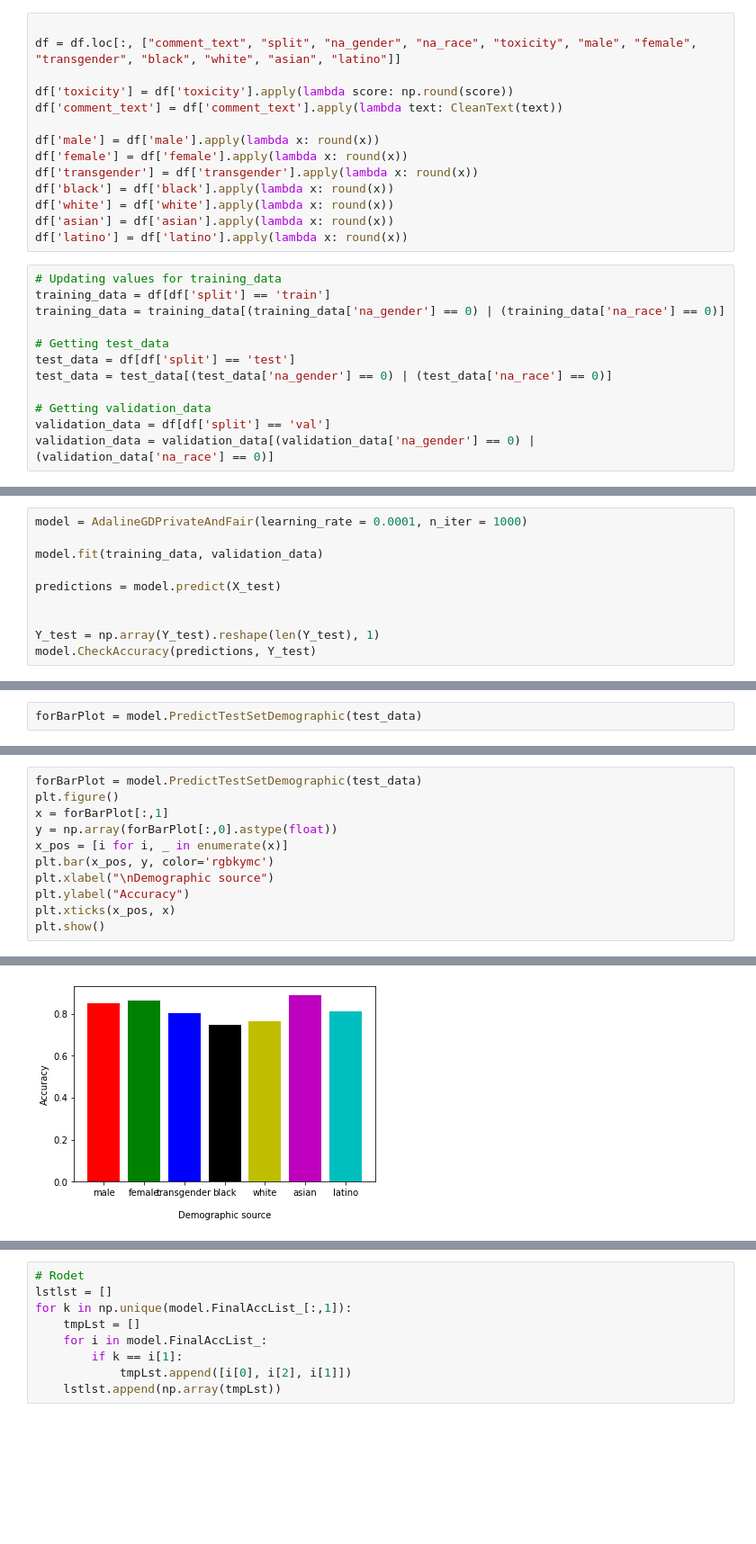
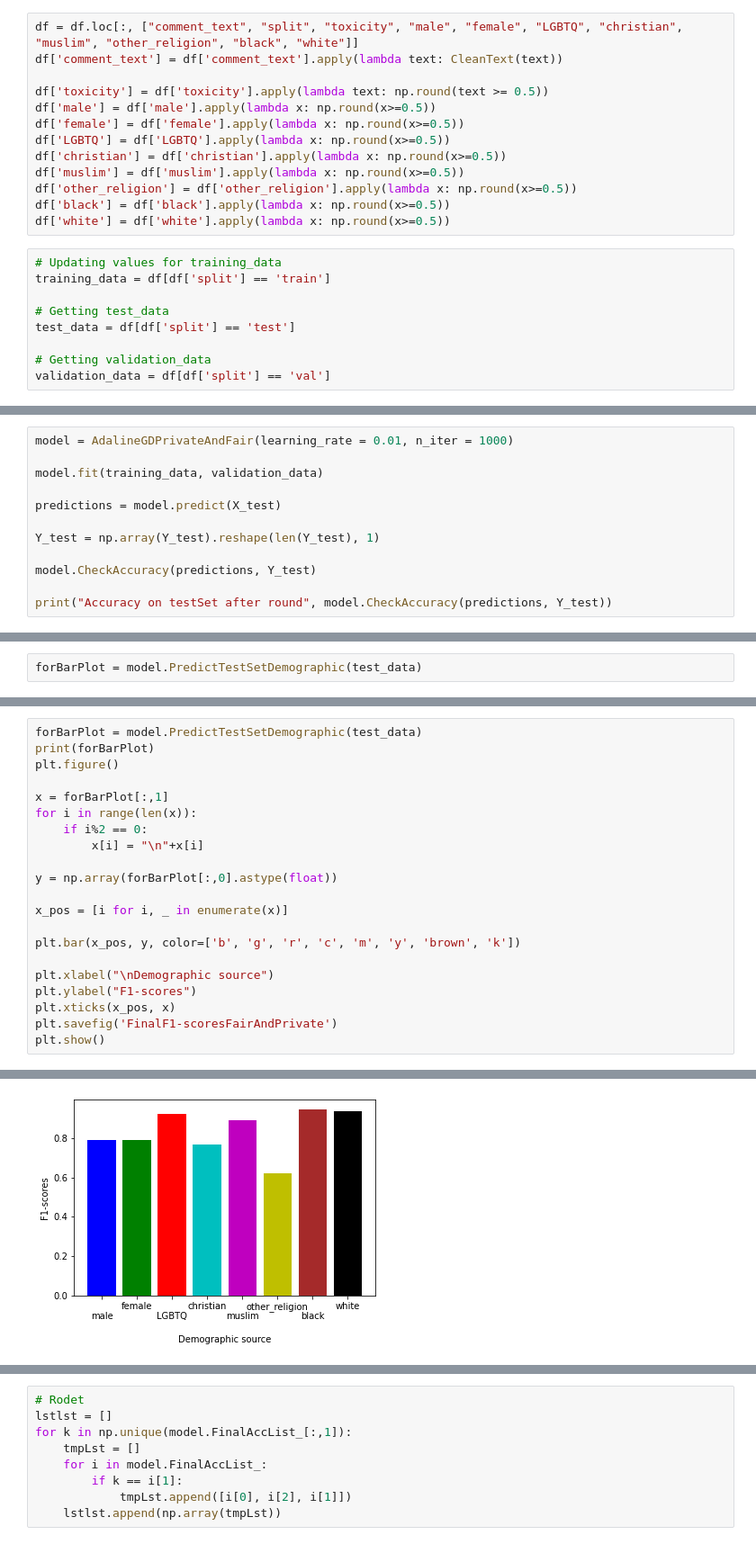
Before and after one commit to ramuld12/bachelorThesis, a Jupyter notebook: Baselines/BaselineClassifierPrivateAndFair.ipynb, the cells around one changed output, grey strips where cells are left out. Shown at 90% size. Saved outputs shown, nothing was run; the diff lists cells and outputs as text; blank space fills up the shorter version.

Commit message:
Updated fair and private classifier

```diff
--- a/Baselines/BaselineClassifierPrivateAndFair.ipynb
+++ b/Baselines/BaselineClassifierPrivateAndFair.ipynb
@@ -18,31 +17,27 @@ def CleanText(text):
     text = np.array(text, dtype="float64")
     return text
 # %%
-
-df = df.loc[:, ["comment_text", "split", "na_gender", "na_race", "toxicity", "male", "female", "transgender", "black", "white", "asian", "latino"]]
-
-df['toxicity'] = df['toxicity'].apply(lambda score: np.round(score))
+df = df.loc[:, ["comment_text", "split", "toxicity", "male", "female", "LGBTQ", "christian", "muslim", "other_religion", "black", "white"]]
 df['comment_text'] = df['comment_text'].apply(lambda text: CleanText(text))
 
-df['male'] = df['male'].apply(lambda x: round(x))
-df['female'] = df['female'].apply(lambda x: round(x))
-df['transgender'] = df['transgender'].apply(lambda x: round(x))
-df['black'] = df['black'].apply(lambda x: round(x))
-df['white'] = df['white'].apply(lambda x: round(x))
-df['asian'] = df['asian'].apply(lambda x: round(x))
-df['latino'] = df['latino'].apply(lambda x: round(x))
+df['toxicity'] = df['toxicity'].apply(lambda text: np.round(text >= 0.5))
+df['male'] = df['male'].apply(lambda x: np.round(x>=0.5))
+df['female'] = df['female'].apply(lambda x: np.round(x>=0.5))
+df['LGBTQ'] = df['LGBTQ'].apply(lambda x: np.round(x>=0.5))
+df['christian'] = df['christian'].apply(lambda x: np.round(x>=0.5))
+df['muslim'] = df['muslim'].apply(lambda x: np.round(x>=0.5))
+df['other_religion'] = df['other_religion'].apply(lambda x: np.round(x>=0.5))
+df['black'] = df['black'].apply(lambda x: np.round(x>=0.5))
+df['white'] = df['white'].apply(lambda x: np.round(x>=0.5))
 # %%
 # Updating values for training_data
 training_data = df[df['split'] == 'train']
-training_data = training_data[(training_data['na_gender'] == 0) | (training_data['na_race'] == 0)]
 
 # Getting test_data
 test_data = df[df['split'] == 'test']
-test_data = test_data[(test_data['na_gender'] == 0) | (test_data['na_race'] == 0)]
 
 # Getting validation_data
 validation_data = df[df['split'] == 'val']
-validation_data = validation_data[(validation_data['na_gender'] == 0) | (validation_data['na_race'] == 0)]
 # %%
 X_train = training_data['comment_text'].values.tolist()
 Y_train = training_data['toxicity'].values.tolist()
@@ -209,13 +210,15 @@ class AdalineGDPrivateAndFair():
         self.FinalAccList_ = np.array(self.FinalAccList_)
         return self
 # %%
-model = AdalineGDPrivateAndFair(learning_rate = 0.0001, n_iter = 1000)
+model = AdalineGDPrivateAndFair(learning_rate = 0.01, n_iter = 1000)
 
 model.fit(training_data, validation_data)
 
 predictions = model.predict(X_test)
 
+Y_test = np.array(Y_test).reshape(len(Y_test), 1)
 
-Y_test = np.array(Y_test).reshape(len(Y_test), 1)
 model.CheckAccuracy(predictions, Y_test)
+
+print("Accuracy on testSet after round", model.CheckAccuracy(predictions, Y_test))
 # %% [output]
@@ -246,12 +251,22 @@ np.std(forBarPlot[:,0].astype(float))
 # %%
 forBarPlot = model.PredictTestSetDemographic(test_data)
+print(forBarPlot)
 plt.figure()
+
 x = forBarPlot[:,1]
+for i in range(len(x)):
+    if i%2 == 0:
+        x[i] = "\n"+x[i]
+
 y = np.array(forBarPlot[:,0].astype(float))
+
 x_pos = [i for i, _ in enumerate(x)]
-plt.bar(x_pos, y, color='rgbkymc')
+
+plt.bar(x_pos, y, color=['b', 'g', 'r', 'c', 'm', 'y', 'brown', 'k'])
+
 plt.xlabel("\nDemographic source")
-plt.ylabel("Accuracy")
+plt.ylabel("F1-scores")
 plt.xticks(x_pos, x)
+plt.savefig('FinalF1-scoresFairAndPrivate')
 plt.show()
 # %% [output]
@@ -258 +281 @@ plt.show()
-[figure, old version]
+[figure, new version]
```
Also changed, not shown: parts of 8 cells of this notebook, 3 other files.
